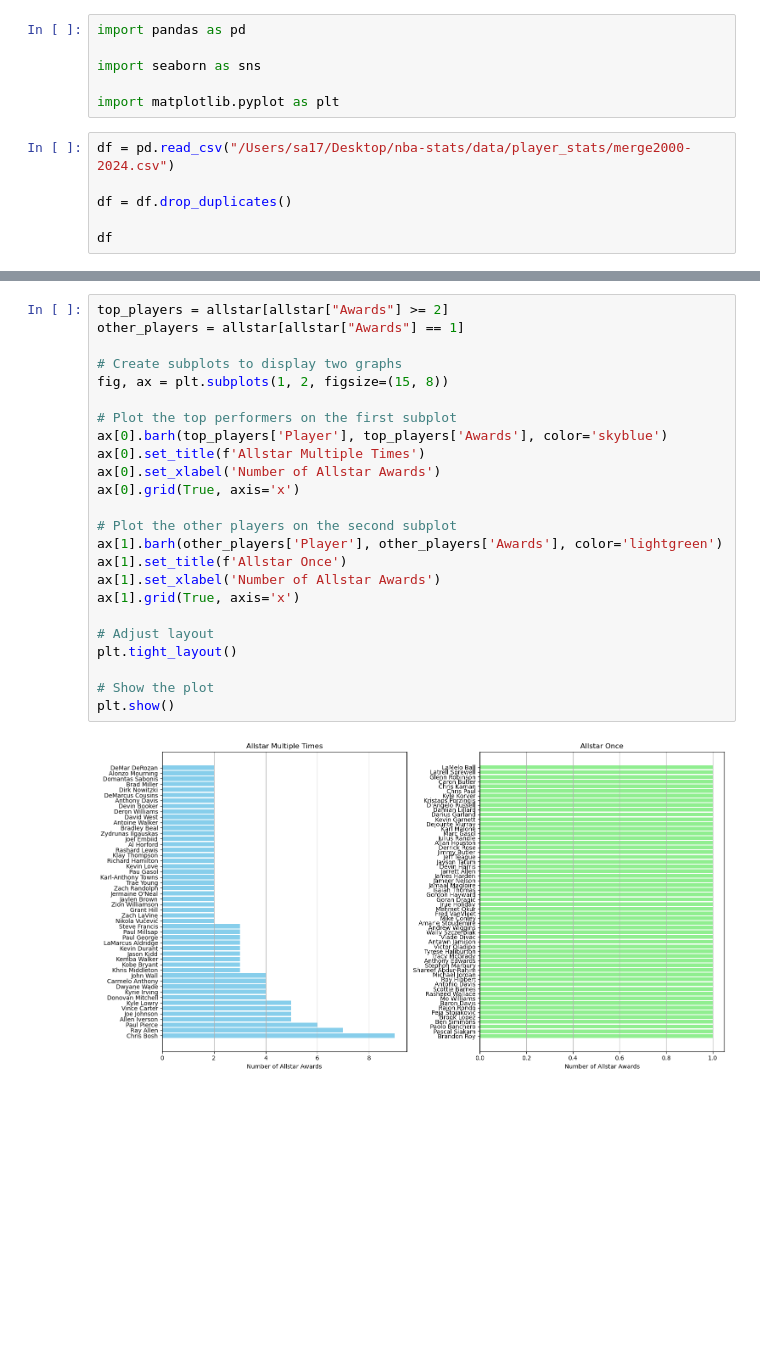
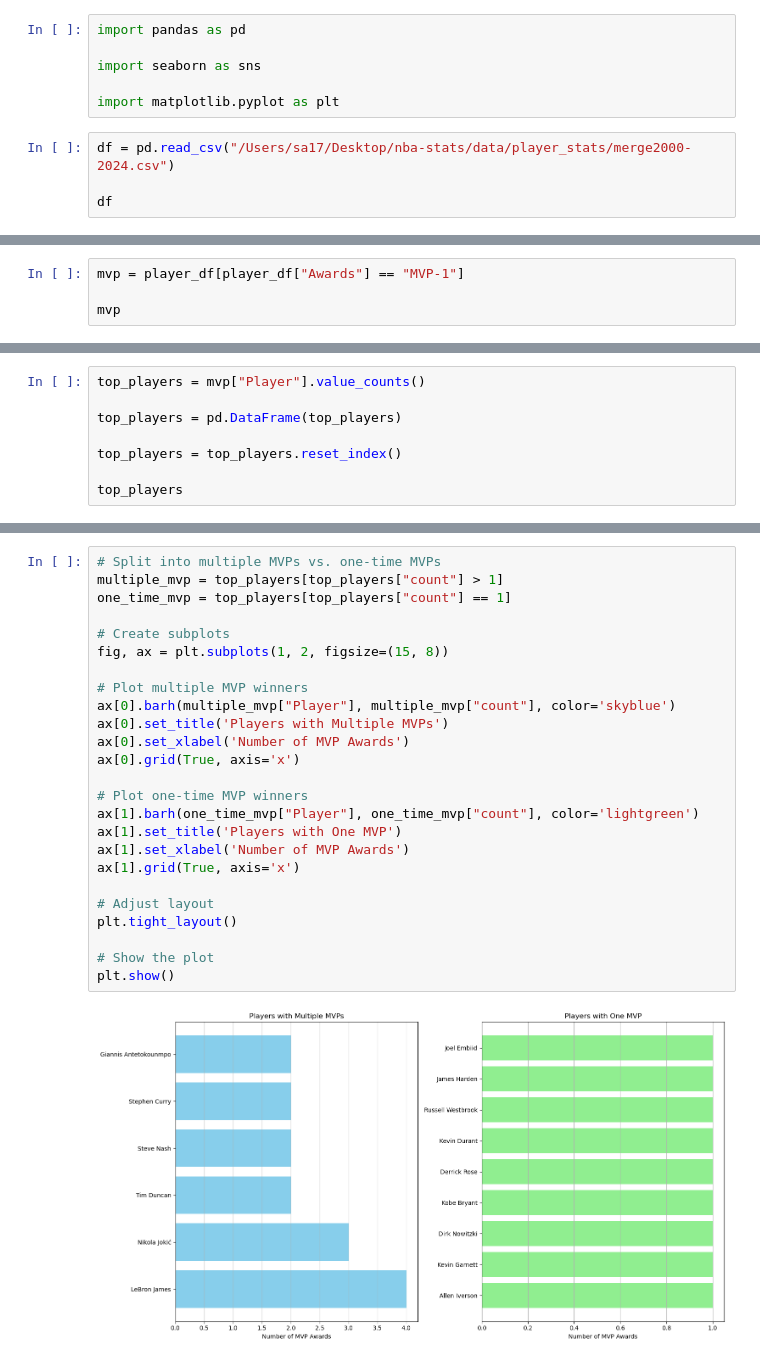
Before and after one commit to khadazhaia/nba-stats, a Jupyter notebook: notebooks/khadazhaia_eda.ipynb, the cells around one changed output, grey strips where cells are left out. Drawn from its saved outputs; the diff is of its cells as text; blank space fills up the shorter version.

```diff
--- a/notebooks/khadazhaia_eda.ipynb
+++ b/notebooks/khadazhaia_eda.ipynb
@@ -7,8 +17,6 @@ import matplotlib.pyplot as plt
 # %%
 df = pd.read_csv("/Users/sa17/Desktop/nba-stats/data/player_stats/merge2000-2024.csv")
 
-df = df.drop_duplicates()
-
 df
 # %% [output]
 |  | Year | Player | Age | Team | Pos | G | GS | MP | FG | FGA | ... | ... |
@@ -96,0 +167,4 @@ allstar
+# %%
+mvp = player_df[player_df["Awards"] == "MVP-1"]
+
+mvp
@@ -96,0 +189,8 @@ allstar
+# %%
+top_players = mvp["Player"].value_counts()
+
+top_players = pd.DataFrame(top_players)
+
+top_players = top_players.reset_index()
+
+top_players
@@ -97,26 +214,27 @@ allstar
 # %%
-top_players = allstar[allstar["Awards"] >= 2]
-other_players = allstar[allstar["Awards"] == 1]
+# Split into multiple MVPs vs. one-time MVPs
+multiple_mvp = top_players[top_players["count"] > 1]
+one_time_mvp = top_players[top_players["count"] == 1]
 
-# Create subplots to display two graphs
+# Create subplots
 fig, ax = plt.subplots(1, 2, figsize=(15, 8))
 
-# Plot the top performers on the first subplot
-ax[0].barh(top_players['Player'], top_players['Awards'], color='skyblue')
-ax[0].set_title(f'Allstar Multiple Times')
-ax[0].set_xlabel('Number of Allstar Awards')
+# Plot multiple MVP winners
+ax[0].barh(multiple_mvp["Player"], multiple_mvp["count"], color='skyblue')
+ax[0].set_title('Players with Multiple MVPs')
+ax[0].set_xlabel('Number of MVP Awards')
 ax[0].grid(True, axis='x')
 
-# Plot the other players on the second subplot
-ax[1].barh(other_players['Player'], other_players['Awards'], color='lightgreen')
-ax[1].set_title(f'Allstar Once')
-ax[1].set_xlabel('Number of Allstar Awards')
+# Plot one-time MVP winners
+ax[1].barh(one_time_mvp["Player"], one_time_mvp["count"], color='lightgreen')
+ax[1].set_title('Players with One MVP')
+ax[1].set_xlabel('Number of MVP Awards')
 ax[1].grid(True, axis='x')
 
 # Adjust layout
 plt.tight_layout()
 
 # Show the plot
 plt.show()
 # %% [output]
-[figure, old version]
+[figure, new version]
```
Also changed, not shown: parts of 28 cells of this notebook.
